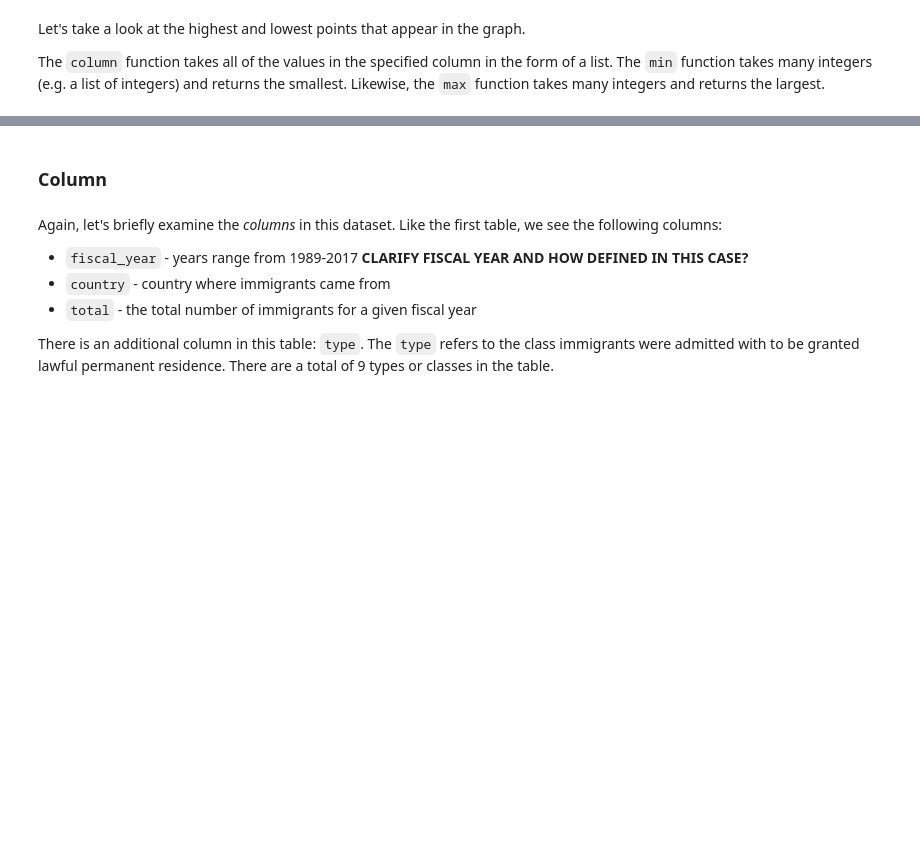
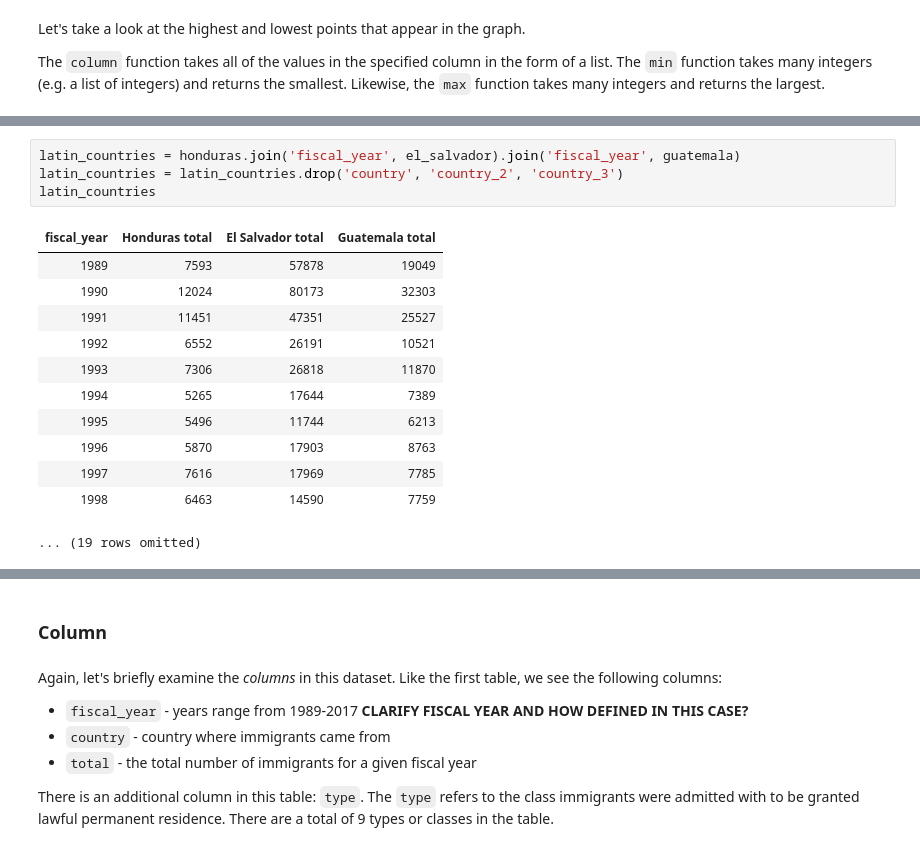
Before and after one commit to ds-modules/POLSCI-5, a Jupyter notebook: Immigration.ipynb, the cells around one changed output, grey strips where cells are left out. Saved outputs shown, nothing was run; the diff lists cells and outputs as text; blank space fills up the shorter version.

```diff
--- a/Immigration.ipynb
+++ b/Immigration.ipynb
@@ -199,0 +236,17 @@ What happened in Mexico in 1995 and 1991? How might this explain why the total n
+# %%
+latin_countries = honduras.join('fiscal_year', el_salvador).join('fiscal_year', guatemala)
+latin_countries = latin_countries.drop('country', 'country_2', 'country_3')
+latin_countries
+# %% [output]
+| fiscal_year | Honduras total | El Salvador total | Guatemala total |
+| 1989 | 7593 | 57878 | 19049 |
+| 1990 | 12024 | 80173 | 32303 |
+| 1991 | 11451 | 47351 | 25527 |
+| 1992 | 6552 | 26191 | 10521 |
+| 1993 | 7306 | 26818 | 11870 |
+| 1994 | 5265 | 17644 | 7389 |
+| 1995 | 5496 | 11744 | 6213 |
+| 1996 | 5870 | 17903 | 8763 |
+| 1997 | 7616 | 17969 | 7785 |
+| 1998 | 6463 | 14590 | 7759 |
+... (19 rows omitted)
```
Also changed, not shown: parts of 49 cells of this notebook.
